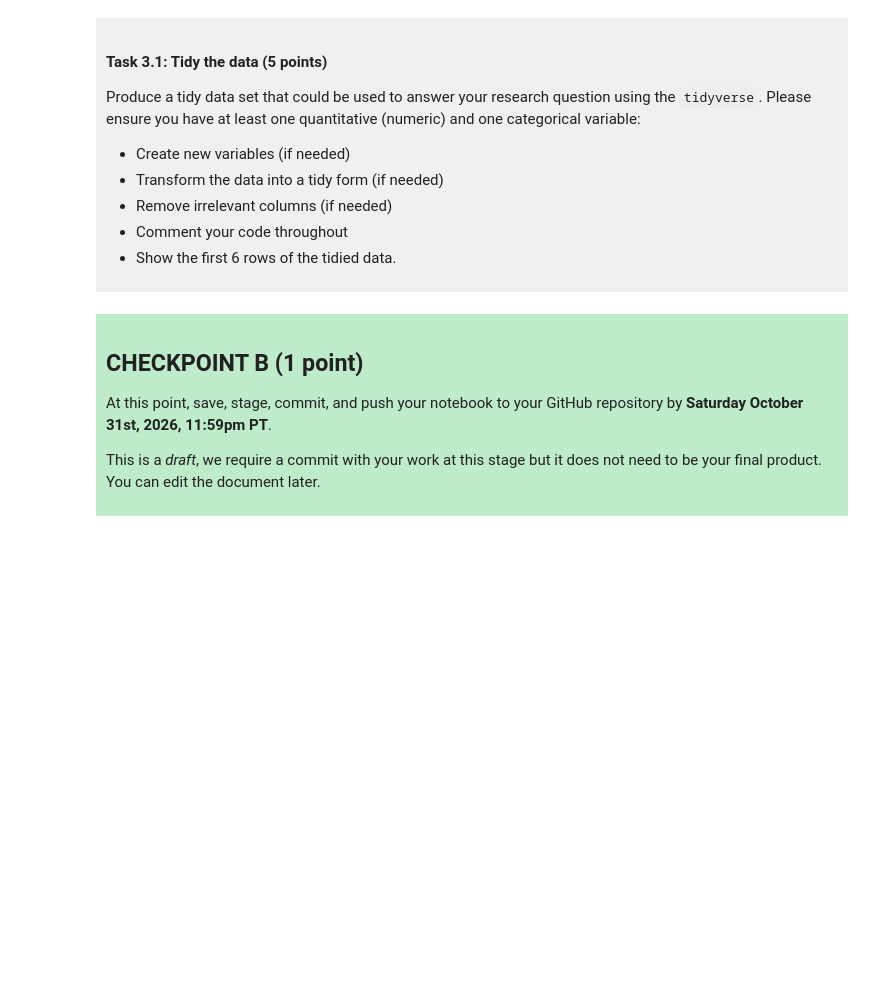
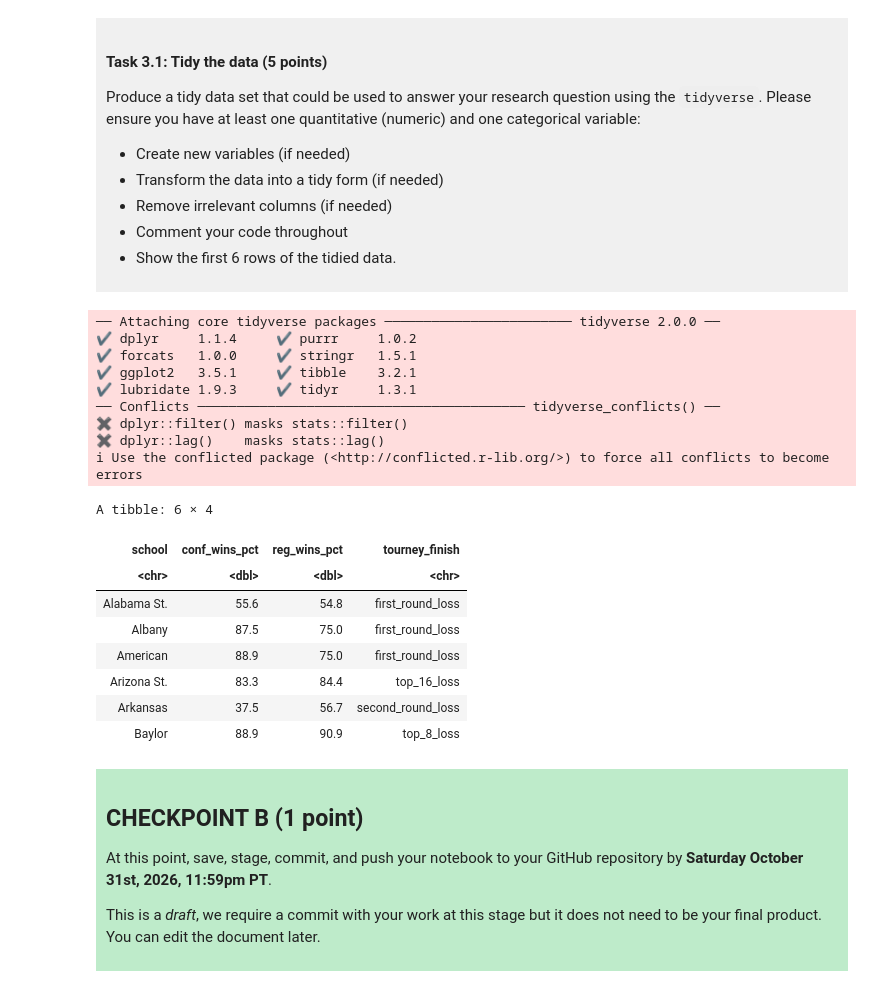
Before and after one commit to doggod36/dsci-100-project-isabella-park, a Jupyter notebook: dsci-100-project-notebook.ipynb, the cells around one changed output. Cells and saved outputs as stored; diff of their text form; code cells hidden in the pictures; blank space fills up the shorter version.

```diff
--- a/dsci-100-project-notebook.ipynb
+++ b/dsci-100-project-notebook.ipynb
@@ -189,7 +211,34 @@ Produce a tidy data set that could be used to answer your research question usin
 
 </div>
 # %%
-### EDIT THIS CODE CELL ###
+library(tidyverse)
+basketball <- basketball |>
+            filter(year %in% c(2015, 2016, 2017, 2018)) |>
+# filter for years of interest
+            select(school, conf_wins_pct, reg_wins_pct, tourney_finish) |>
+# select for columns of interest + removing some non-essential columns
+            head()
+# obtain the first 6 rows of tidied data
+basketball
+# %% [output]
+── Attaching core tidyverse packages ──────────────────────── tidyverse 2.0.0 ──
+✔ dplyr     1.1.4     ✔ purrr     1.0.2
+✔ forcats   1.0.0     ✔ stringr   1.5.1
+✔ ggplot2   3.5.1     ✔ tibble    3.2.1
+✔ lubridate 1.9.3     ✔ tidyr     1.3.1
+── Conflicts ────────────────────────────────────────── tidyverse_conflicts() ──
+✖ dplyr::filter() masks stats::filter()
+✖ dplyr::lag()    masks stats::lag()
+ℹ Use the conflicted package (<http://conflicted.r-lib.org/>) to force all conflicts to become errors
+A tibble: 6 × 4
+| school | conf_wins_pct | reg_wins_pct | tourney_finish |
+| <chr> | <dbl> | <dbl> | <chr> |
+| Alabama St. | 55.6 | 54.8 | first_round_loss |
+| Albany | 87.5 | 75.0 | first_round_loss |
+| American | 88.9 | 75.0 | first_round_loss |
+| Arizona St. | 83.3 | 84.4 | top_16_loss |
+| Arkansas | 37.5 | 56.7 | second_round_loss |
+| Baylor | 88.9 | 90.9 | top_8_loss |
 # %% [markdown]
 <div style="background-color: #beebca; padding: 10px;">
 
```
Also changed, not shown: parts of 3 cells of this notebook.
